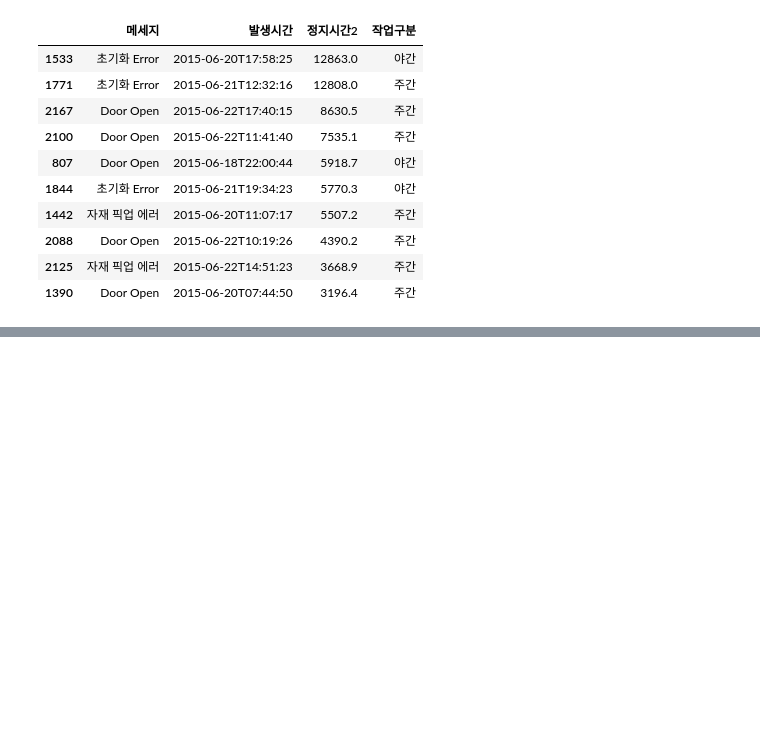
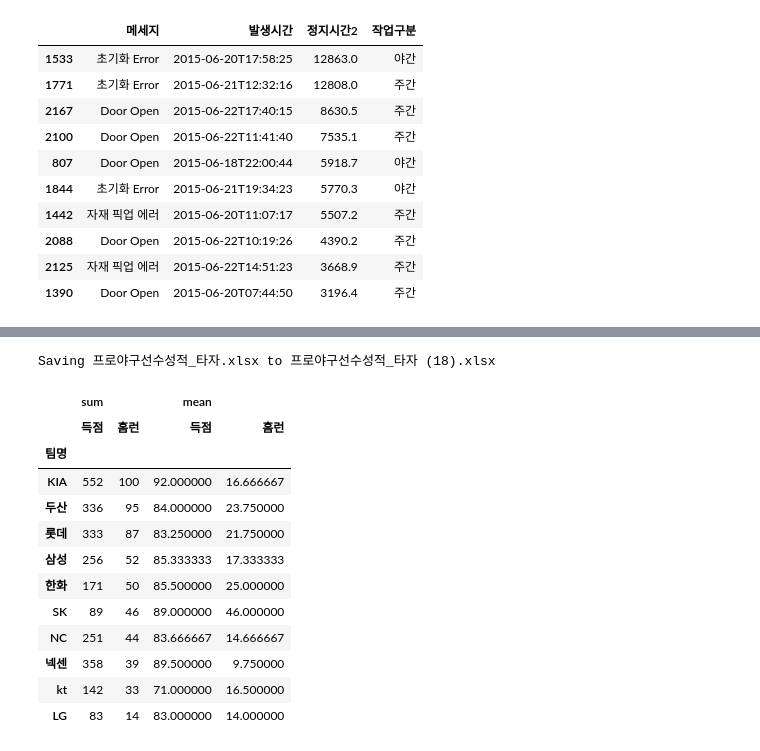
Before and after one commit to sm1118sm/DA, a Jupyter notebook: pandas.ipynb, the cells around one changed output, grey strips where cells are left out. Cells and saved outputs as stored; diff of their text form; code cells hidden in the pictures; blank space fills up the shorter version.

Commit message:
Colab을 통해 생성됨

```diff
--- a/pandas.ipynb
+++ b/pandas.ipynb
@@ -118,3 +116,12 @@ Saving 반도체_에러메시지.csv to 반도체_에러메시지 (30).csv
 | 12 | 타임 오버 | 2220.475 |
 | 2 | SYSTEM HANG UP | 725.266 |
 | 8 | 비젼 데이터 | 391.129 |
+# %%
+import pandas as pd
+from google.colab import files
+uploaded = files.upload()
+file_name = list(uploaded.keys())[0]
+file1 = pd.read_excel(file_name)
+data = pd.pivot_table(file1, index = '팀명', values = ['득점', '홈런'], aggfunc = ['sum', 'mean'])
+data.sort_values(('sum','홈런'), ascending = False)
+# %% [output]
@@ -120,0 +129,14 @@ Saving 반도체_에러메시지.csv to 반도체_에러메시지 (30).csv
+Saving 프로야구선수성적_타자.xlsx to 프로야구선수성적_타자 (18).xlsx
+|  | sum |  | mean |  |
+|  | 득점 | 홈런 | 득점 | 홈런 |
+| 팀명 |  |  |  |  |
+| KIA | 552 | 100 | 92.000000 | 16.666667 |
+| 두산 | 336 | 95 | 84.000000 | 23.750000 |
+| 롯데 | 333 | 87 | 83.250000 | 21.750000 |
+| 삼성 | 256 | 52 | 85.333333 | 17.333333 |
+| 한화 | 171 | 50 | 85.500000 | 25.000000 |
+| SK | 89 | 46 | 89.000000 | 46.000000 |
+| NC | 251 | 44 | 83.666667 | 14.666667 |
+| 넥센 | 358 | 39 | 89.500000 | 9.750000 |
+| kt | 142 | 33 | 71.000000 | 16.500000 |
+| LG | 83 | 14 | 83.000000 | 14.000000 |
```
Also changed, not shown: parts of 3 cells of this notebook.
